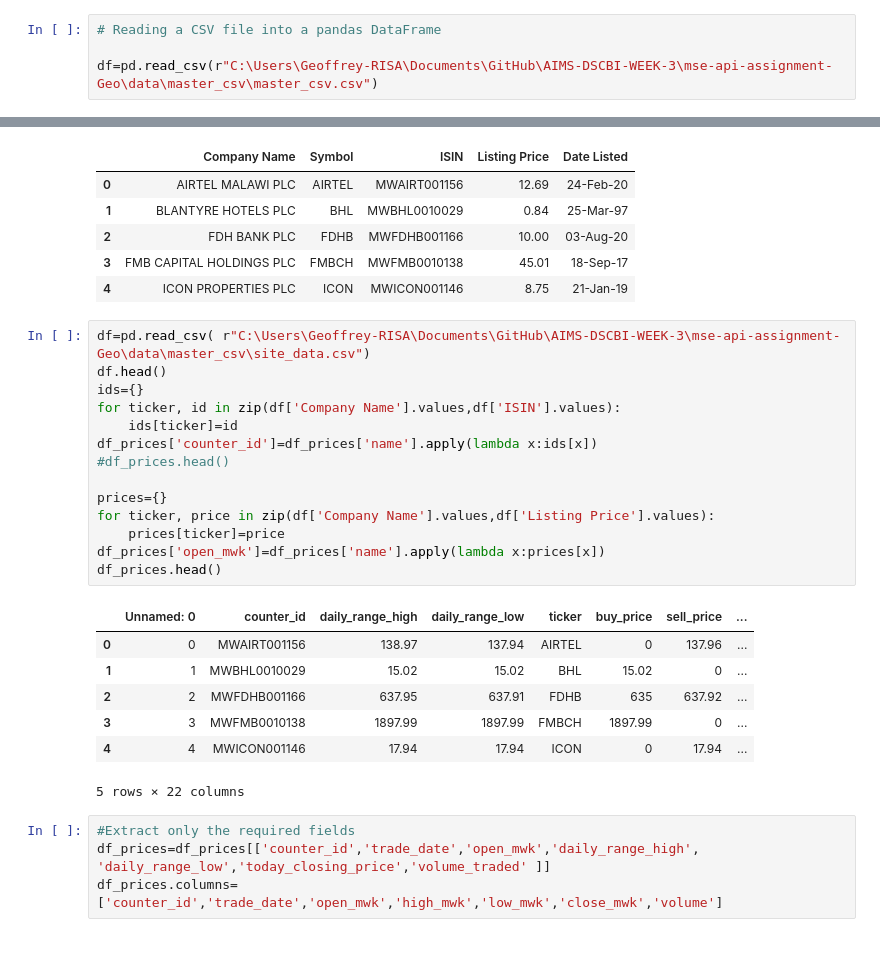
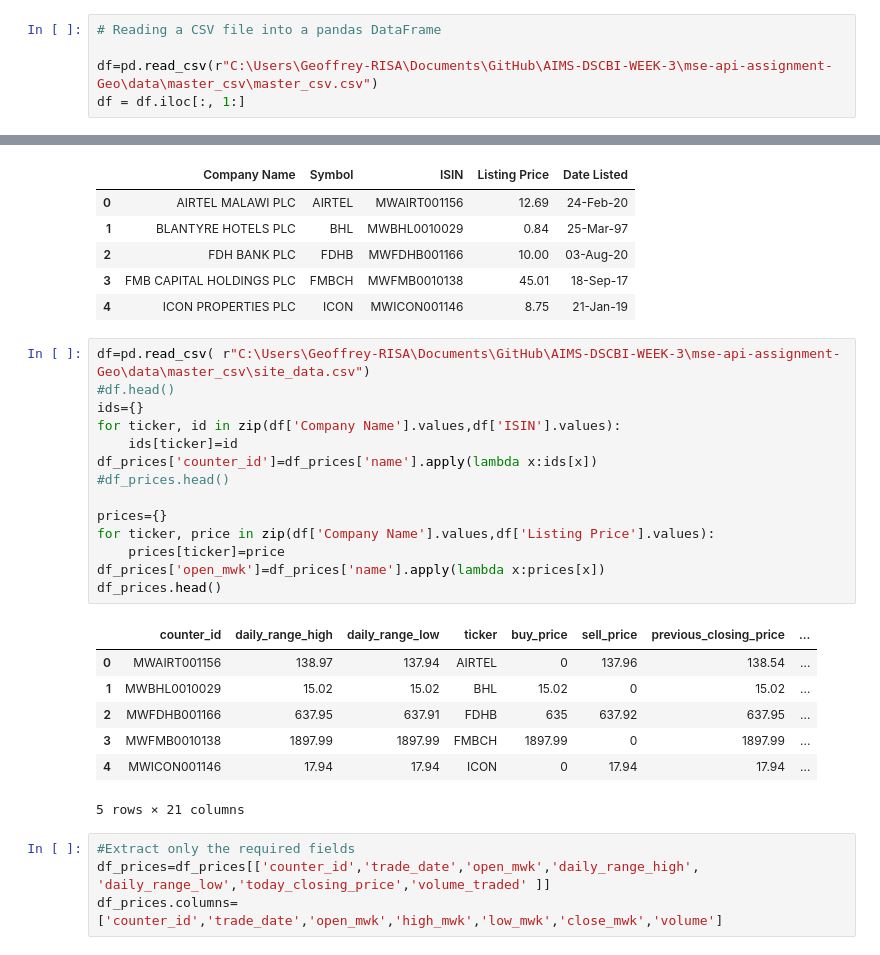
Before and after one commit to Geoffrey023/mse-api-assignment-Geo, a Jupyter notebook: database.ipynb, the cells around one changed output, grey strips where cells are left out. Saved outputs shown, nothing was run; the diff lists cells and outputs as text.

```diff
--- a/database.ipynb
+++ b/database.ipynb
@@ -51,6 +51,7 @@ except Exception as e:
 # Reading a CSV file into a pandas DataFrame
 
 df=pd.read_csv(r"C:\Users\Geoffrey-RISA\Documents\GitHub\AIMS-DSCBI-WEEK-3\mse-api-assignment-Geo\data\master_csv\master_csv.csv")
+df = df.iloc[:, 1:]
 # %%
 df.head()
 # %% [output]
@@ -140,26 +140,26 @@ df.head()
 | 4 | ICON PROPERTIES PLC | ICON | MWICON001146 | 8.75 | 21-Jan-19 |
 # %%
 df=pd.read_csv( r"C:\Users\Geoffrey-RISA\Documents\GitHub\AIMS-DSCBI-WEEK-3\mse-api-assignment-Geo\data\master_csv\site_data.csv")
-df.head()
+#df.head()
 ids={}
 for ticker, id in zip(df['Company Name'].values,df['ISIN'].values):
     ids[ticker]=id
 df_prices['counter_id']=df_prices['name'].apply(lambda x:ids[x])
 #df_prices.head()
 
 prices={}
 for ticker, price in zip(df['Company Name'].values,df['Listing Price'].values):
     prices[ticker]=price
 df_prices['open_mwk']=df_prices['name'].apply(lambda x:prices[x])
 df_prices.head()
 # %% [output]
-|  | Unnamed: 0 | counter_id | daily_range_high | daily_range_low | ticker | buy_price | sell_price | ... |
-| 0 | 0 | MWAIRT001156 | 138.97 | 137.94 | AIRTEL | 0 | 137.96 | ... |
-| 1 | 1 | MWBHL0010029 | 15.02 | 15.02 | BHL | 15.02 | 0 | ... |
-| 2 | 2 | MWFDHB001166 | 637.95 | 637.91 | FDHB | 635 | 637.92 | ... |
-| 3 | 3 | MWFMB0010138 | 1897.99 | 1897.99 | FMBCH | 1897.99 | 0 | ... |
-| 4 | 4 | MWICON001146 | 17.94 | 17.94 | ICON | 0 | 17.94 | ... |
+|  | counter_id | daily_range_high | daily_range_low | ticker | buy_price | sell_price | previous_closing_price | ... |
+| 0 | MWAIRT001156 | 138.97 | 137.94 | AIRTEL | 0 | 137.96 | 138.54 | ... |
+| 1 | MWBHL0010029 | 15.02 | 15.02 | BHL | 15.02 | 0 | 15.02 | ... |
+| 2 | MWFDHB001166 | 637.95 | 637.91 | FDHB | 635 | 637.92 | 637.95 | ... |
+| 3 | MWFMB0010138 | 1897.99 | 1897.99 | FMBCH | 1897.99 | 0 | 1897.99 | ... |
+| 4 | MWICON001146 | 17.94 | 17.94 | ICON | 0 | 17.94 | 17.94 | ... |
-5 rows × 22 columns
+5 rows × 21 columns
 # %%
 #Extract only the required fields
 df_prices=df_prices[['counter_id','trade_date','open_mwk','daily_range_high', 'daily_range_low','today_closing_price','volume_traded' ]]
```
Also changed, not shown: parts of 4 cells of this notebook.
